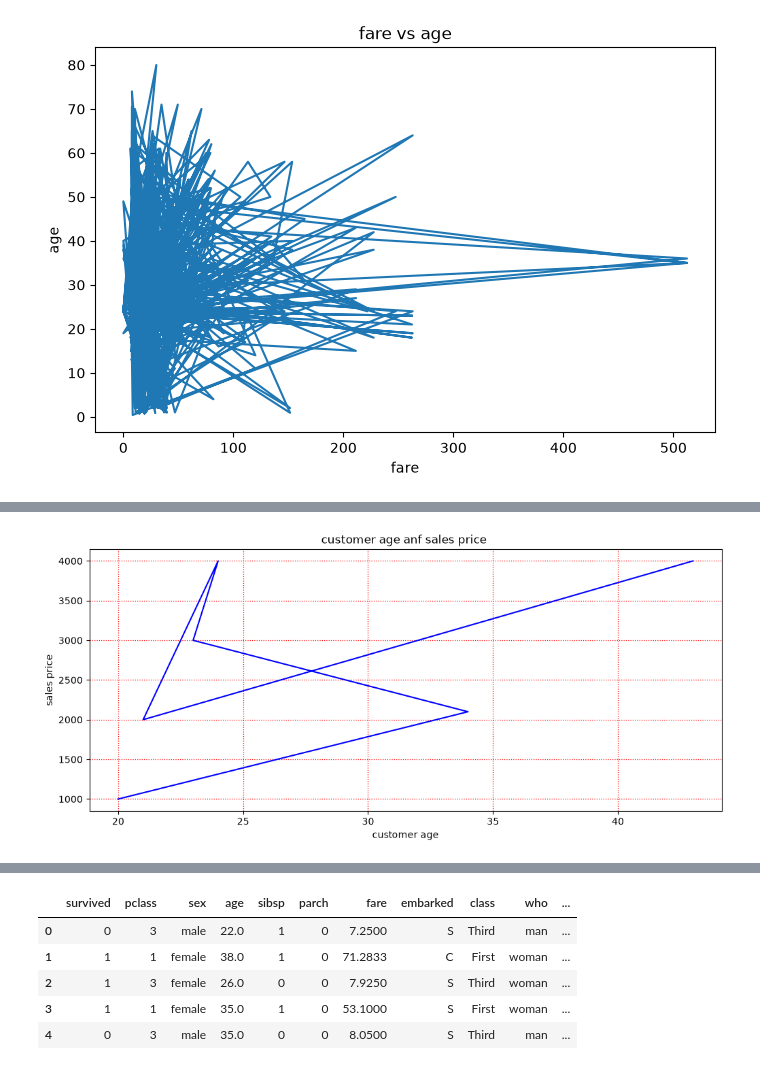
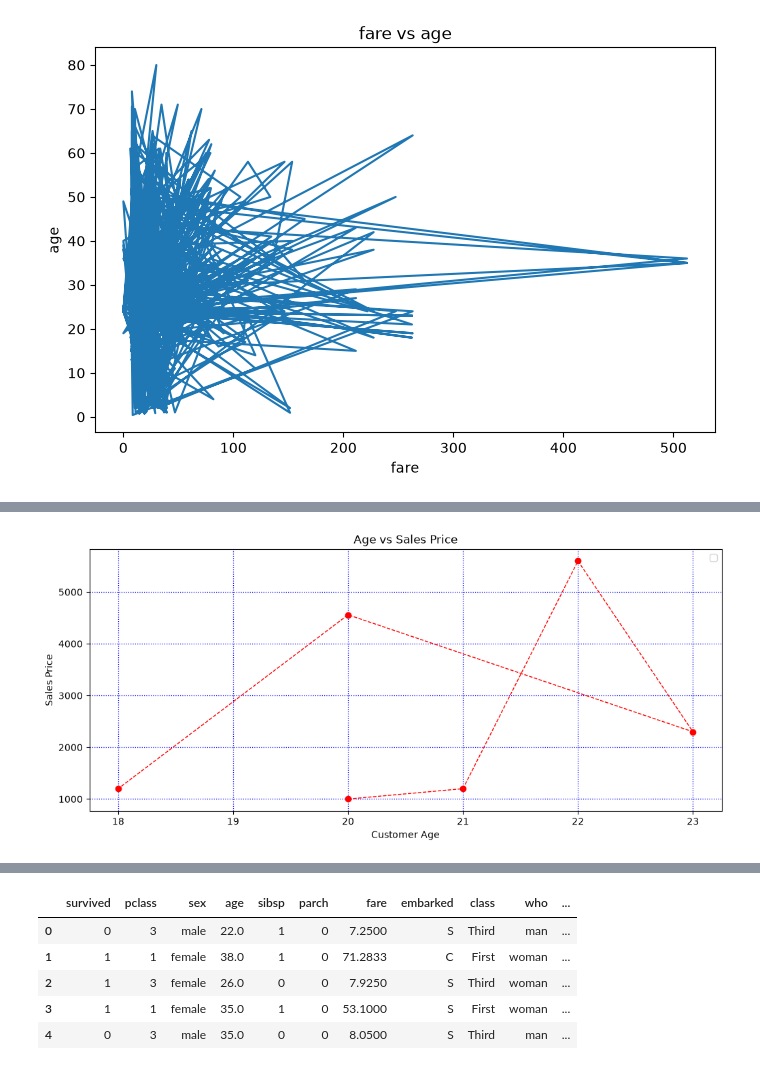
Before and after one commit to Rahuldhawan888/data_science.py, a Jupyter notebook: Day7(Pandas).ipynb, the cells around one changed output, grey strips where cells are left out. Cells and saved outputs as stored; diff of their text form; code cells hidden in the pictures.

```diff
--- a/Day7(Pandas).ipynb
+++ b/Day7(Pandas).ipynb
@@ -1102,10 +1102,11 @@ plt.show()
 # %%
-plt.figure(figsize=(12,5)) # LENGHT , HEIGHT
-plt.plot([20,34,23,24,21,43],[1000,2100,3000,4000,2000,4000],color='blue')
-plt.grid(color='r',linestyle=':',linewidth=0.9)
-plt.xlabel('customer age')
-plt.ylabel('sales price')
-plt.title("customer age anf sales price ")
+plt.figure(figsize=(12,5))
+plt.plot([20,21,22,23,20,18],[1000,1200,5600,2300,4560,1200],color='red', marker='o', linestyle='--',linewidth=1.0)
+plt.grid(color='b',linestyle=':',linewidth=0.9)
+plt.xlabel('Customer Age')
+plt.ylabel('Sales Price')
+plt.title('Age vs Sales Price')
+plt.legend()
 plt.show()
 # %% [output]
-[figure, old version]
+[figure, new version]
```
Also changed, not shown: parts of 26 cells of this notebook, 3 other files.
